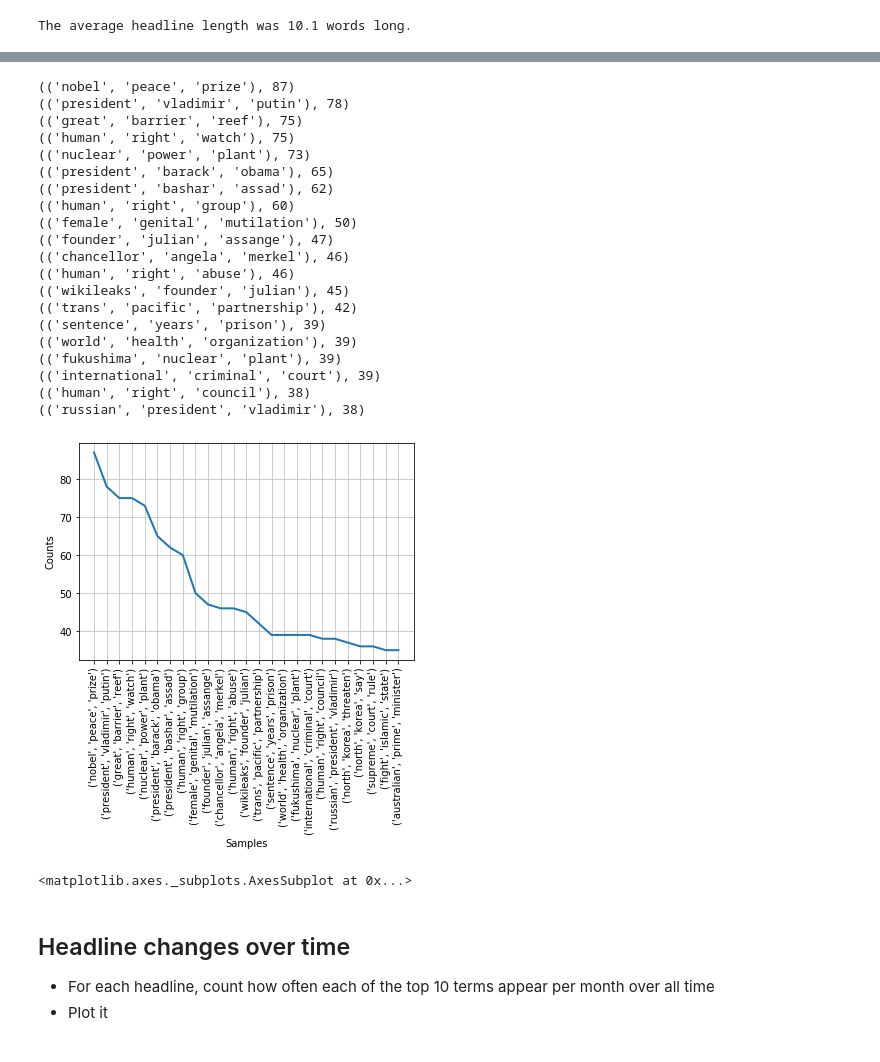
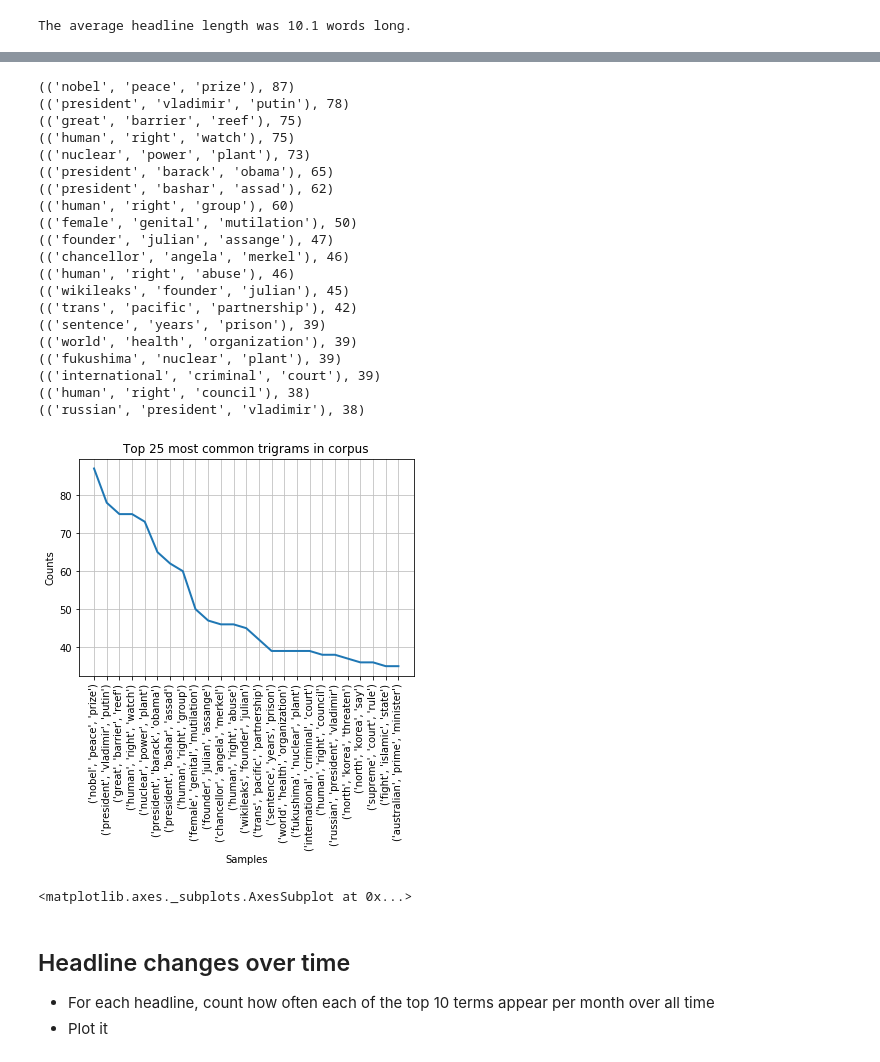
Before and after one commit to micahvandersteen/project-3-team-ifrit, a Jupyter notebook: Notebooks/Stock and news headline descriptive analysis.ipynb, the cells around one changed output, grey strips where cells are left out. Drawn from its saved outputs; the diff is of its cells as text; code cells hidden in the pictures.

```diff
--- a/Notebooks/Stock and news headline descriptive analysis.ipynb
+++ b/Notebooks/Stock and news headline descriptive analysis.ipynb
@@ -306,35 +304,35 @@ freq_bi.plot(25)
 # https://inzaniak.github.io/pybistuffblog/posts/2017/February/nltk-counting-words
 # Get Bigrams from text
 trigrams = nltk.trigrams(words)
 # Calculate Frequency Distribution for Bigrams
 freq_tri = nltk.FreqDist(trigrams)
 
 # Print and plot most common bigrams
 for phrase in freq_tri.most_common(20):
     print(phrase)
-freq_tri.plot(25)
+freq_tri.plot(25, title="Top 25 most common trigrams in corpus")
 # %% [output]
 (('nobel', 'peace', 'prize'), 87)
 (('president', 'vladimir', 'putin'), 78)
 (('great', 'barrier', 'reef'), 75)
 (('human', 'right', 'watch'), 75)
 (('nuclear', 'power', 'plant'), 73)
 (('president', 'barack', 'obama'), 65)
 (('president', 'bashar', 'assad'), 62)
 (('human', 'right', 'group'), 60)
 (('female', 'genital', 'mutilation'), 50)
 (('founder', 'julian', 'assange'), 47)
 (('chancellor', 'angela', 'merkel'), 46)
 (('human', 'right', 'abuse'), 46)
 (('wikileaks', 'founder', 'julian'), 45)
 (('trans', 'pacific', 'partnership'), 42)
 (('sentence', 'years', 'prison'), 39)
 (('world', 'health', 'organization'), 39)
 (('fukushima', 'nuclear', 'plant'), 39)
 (('international', 'criminal', 'court'), 39)
 (('human', 'right', 'council'), 38)
 (('russian', 'president', 'vladimir'), 38)
-[figure, old version]
+[figure, new version]
 <matplotlib.axes._subplots.AxesSubplot at 0x...>
 # %% [markdown]
 ## Headline changes over time
```
Also changed, not shown: parts of 9 cells of this notebook, 18 other files.
